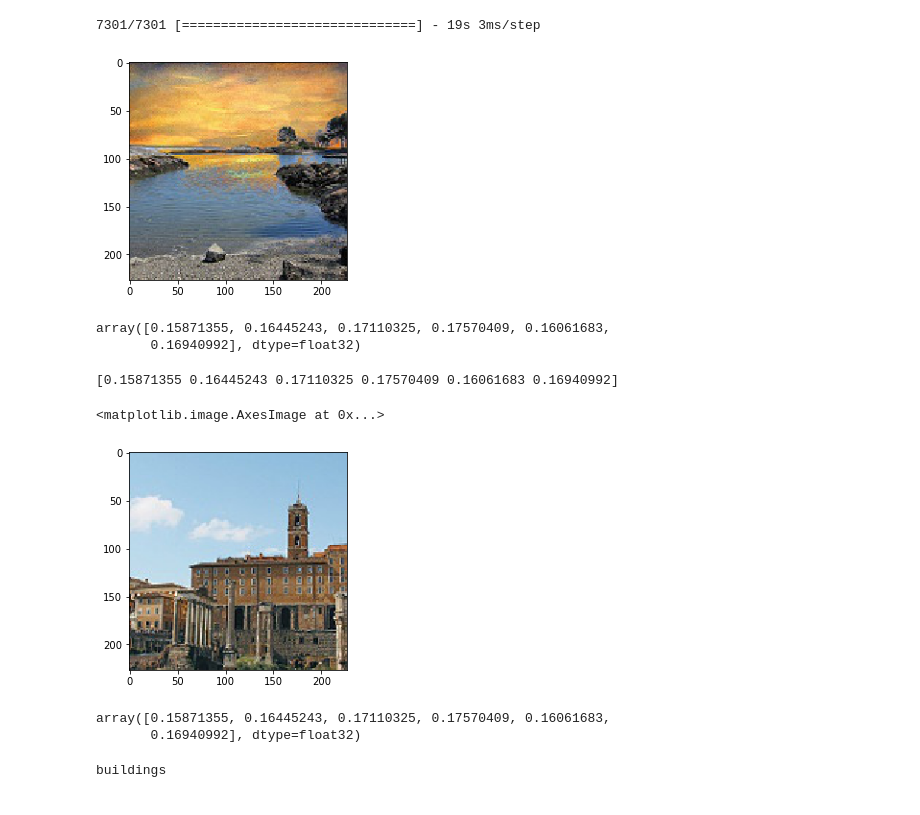
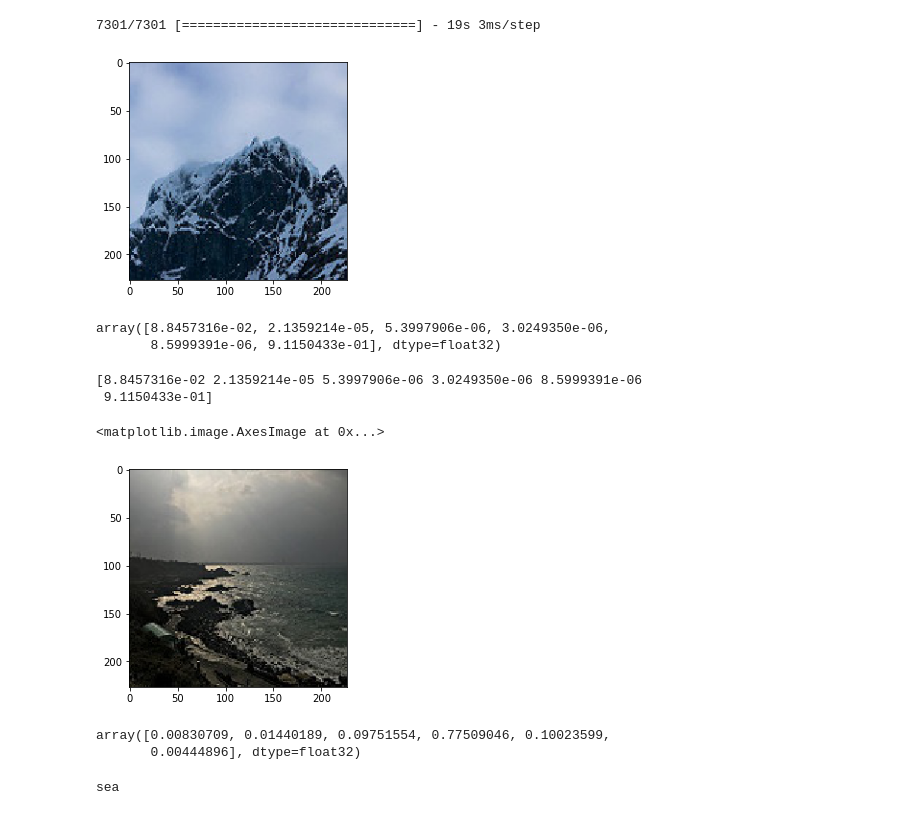
Before and after one commit to mikechen66/AlexNet_ILSVRC2012_TF2, a Jupyter notebook: six_classify_project/six_classify_augument.ipynb, the cells around one changed output. Drawn from its saved outputs; the diff is of its cells as text; code cells hidden in the pictures.

```diff
--- a/six_classify_project/six_classify_augument.ipynb
+++ b/six_classify_project/six_classify_augument.ipynb
@@ -59,9 +59,9 @@ Trainable params: 62,384,350
 Non-trainable params: 0
 _________________________________________________________________
 # %%
-train_dir = '/home/mike/Documents/Six_Classification_AlexNet/seg_train/seg_train'
-test_dir = '/home/mike/Documents/Six_Classification_AlexNet/seg_test/seg_test'
-predict_dir = '/home/mike/Documents/Six_Classification_AlexNet/seg_pred/'
+train_dir = '/home/mike/Documents/Six_Classify_AlexNet/seg_train/seg_train'
+test_dir = '/home/mike/Documents/Six_Classify_AlexNet/seg_test/seg_test'
+predict_dir = '/home/mike/Documents/Six_Classify_AlexNet/seg_pred/'
 # %%
 # keras.preprocessing.image.ImageDataGenerator
 train_datagen = ImageDataGenerator(rescale=1.0/255,
@@ -161,38 +166,39 @@ predictions = model.predict(predict_generator,
 7301/7301 [==============================] - 19s 3ms/step
 # %%
 # Plot the discriptive diagram
-imshow(predict_generator[5800][0][0])
-plt.imsave("predicted1.png",predict_generator[5800][0][0])
+imshow(predict_generator[256][0][0])
+plt.imsave("predicted1.png",predict_generator[256][0][0])
 # %% [output]
-[figure, old version]
+[figure, new version]
 # %%
-predictions[5800]
+predictions[256]
 # %% [output]
-array([0.15871355, 0.16445243, 0.17110325, 0.17570409, 0.16061683,
-       0.16940992], dtype=float32)
+array([8.8457316e-02, 2.1359214e-05, 5.3997906e-06, 3.0249350e-06,
+       8.5999391e-06, 9.1150433e-01], dtype=float32)
 # %%
-print(predictions[5800])
+print(predictions[256])
 # %% [output]
-[0.15871355 0.16445243 0.17110325 0.17570409 0.16061683 0.16940992]
+[8.8457316e-02 2.1359214e-05 5.3997906e-06 3.0249350e-06 8.5999391e-06
+ 9.1150433e-01]
 # %%
-imshow(predict_generator[4800][0][0])
+imshow(predict_generator[1024][0][0])
 # %% [output]
 <matplotlib.image.AxesImage at 0x...>
-[figure, old version]
+[figure, new version]
 # %%
-predictions[4800]
+predictions[1024]
 # %% [output]
-array([0.15871355, 0.16445243, 0.17110325, 0.17570409, 0.16061683,
-       0.16940992], dtype=float32)
+array([0.00830709, 0.01440189, 0.09751554, 0.77509046, 0.10023599,
+       0.00444896], dtype=float32)
 # %%
 import os
 
 def get_category(predicted_output):
     return os.listdir(train_dir)[np.argmax(predicted_output)]
 # %%
-print(get_category(predictions[512]))
+print(get_category(predictions[2048]))
 # %% [output]
-buildings
+sea
 # %%
 fig, axs = plt.subplots(2, 3, figsize=(10,10))
 
```
Also changed, not shown: parts of 5 cells of this notebook.
